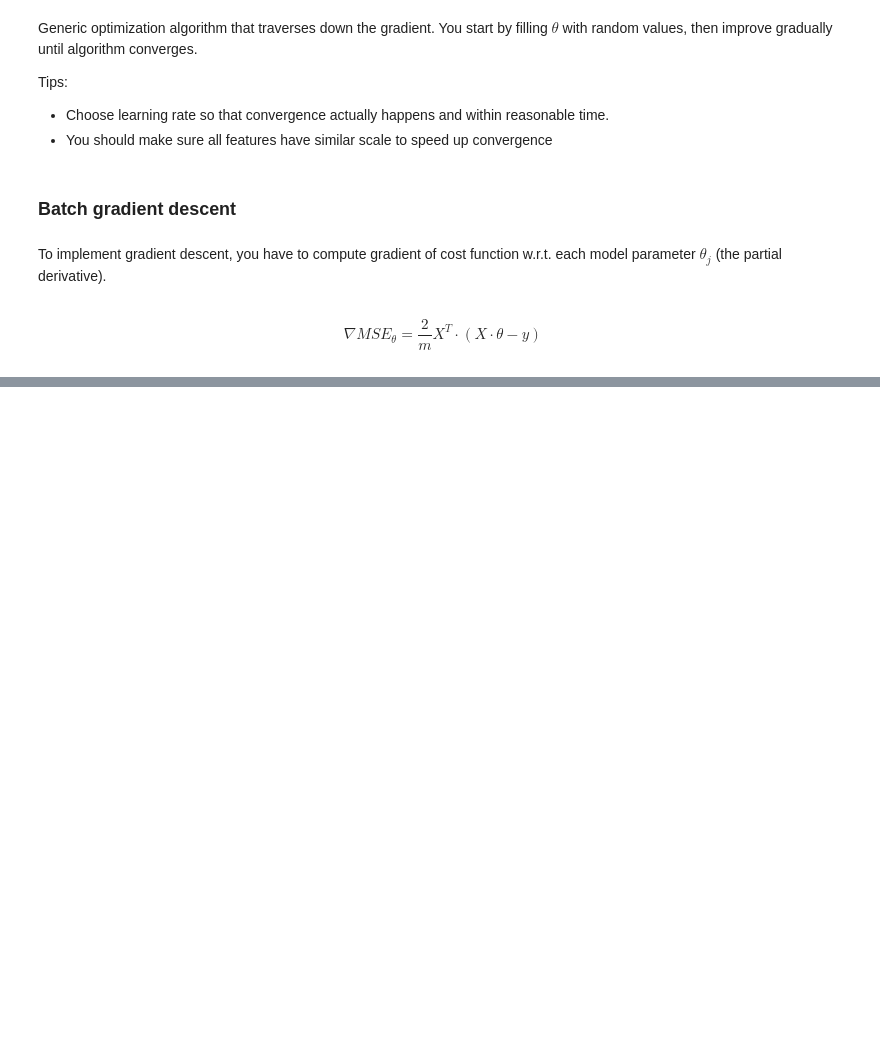
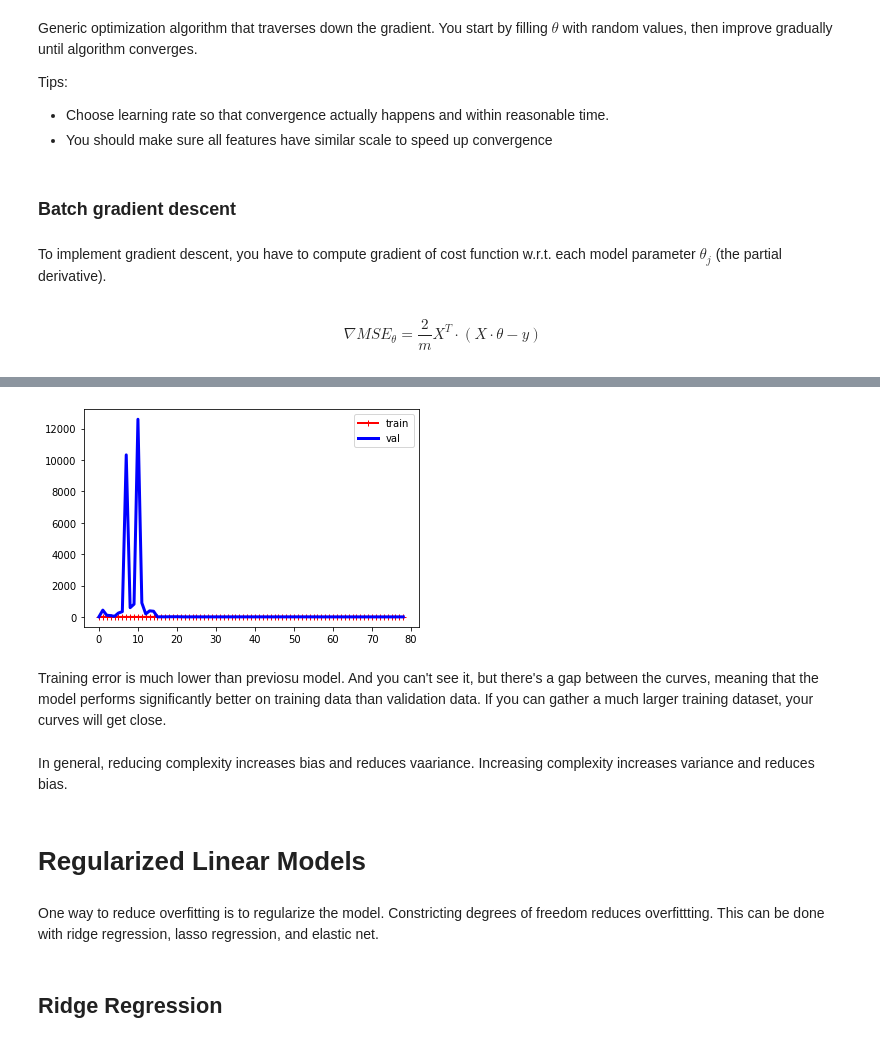
Before and after one commit to collindching/Hands-On-ML, a Jupyter notebook: 4 - Training Models.ipynb, the cells around one changed output, grey strips where cells are left out. Saved outputs shown, nothing was run; the diff lists cells and outputs as text; code cells hidden in the pictures; blank space fills up the shorter version.

```diff
--- a/4 - Training Models.ipynb
+++ b/4 - Training Models.ipynb
@@ -122,0 +287,19 @@ To implement gradient descent, you have to compute gradient of cost function w.r
+# %%
+from sklearn.pipeline import Pipeline
+polynomial_regression = Pipeline((
+    ("poly_features", PolynomialFeatures(degree=10, include_bias=False)),
+    ("sgd_reg", LinearRegression()),
+))
+plot_learning_curves(polynomial_regression, X, y)
+# %% [output]
+[figure, added]
+# %% [markdown]
+Training error is much lower than previosu model. And you can't see it, but there's a gap between the curves, meaning that the model performs significantly better on training data than validation data. If you can gather a much larger training dataset, your curves will get close.
+# %% [markdown]
+In general, reducing complexity increases bias and reduces vaariance. Increasing complexity increases variance and reduces bias.
+# %% [markdown]
+# Regularized Linear Models
+# %% [markdown]
+One way to reduce overfitting is to regularize the model. Constricting degrees of freedom reduces overfittting. This can be done with ridge regression, lasso regression, and elastic net.
+# %% [markdown]
+## Ridge Regression
```
Also changed, not shown: parts of 39 cells of this notebook, 1 other file.
